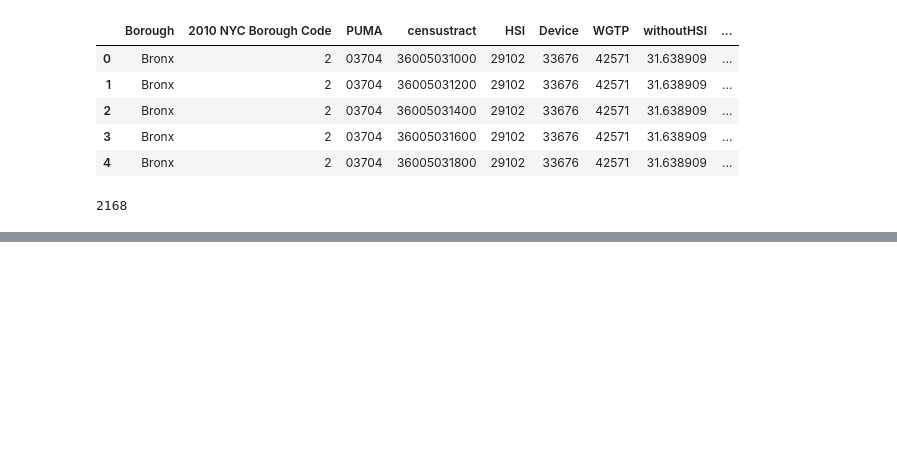
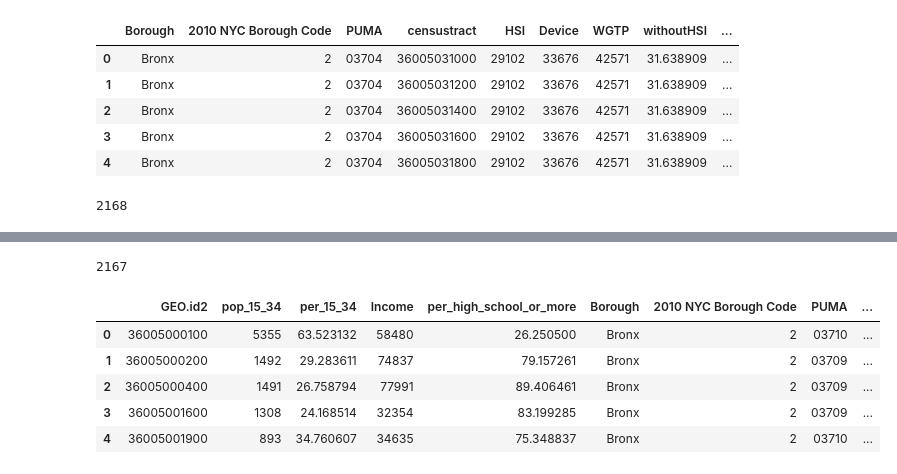
Before and after one commit to Sachinve/USI_SIP, a Jupyter notebook: Code/ACS_Demographics_data.ipynb, the cells around one changed output, grey strips where cells are left out. Saved outputs shown, nothing was run; the diff lists cells and outputs as text; code cells hidden in the pictures; blank space fills up the shorter version.

```diff
--- a/Code/ACS_Demographics_data.ipynb
+++ b/Code/ACS_Demographics_data.ipynb
@@ -541,0 +555,14 @@ len(pumcensus)
+# %%
+len(df_combined3)
+# %% [output]
+2167
+# %%
+df_combined3.rename(columns={'percentage(youth)': 'per_15_34', 'Median_Income':'Income', 'per_18_34_TOTAL':'per_high_school_or_more' }, inplace=True)
+df_combined3.head()
+# %% [output]
+|  | GEO.id2 | pop_15_34 | per_15_34 | Income | per_high_school_or_more | Borough | 2010 NYC Borough Code | PUMA | ... |
+| 0 | 36005000100 | 5355 | 63.523132 | 58480 | 26.250500 | Bronx | 2 | 03710 | ... |
+| 1 | 36005000200 | 1492 | 29.283611 | 74837 | 79.157261 | Bronx | 2 | 03709 | ... |
+| 2 | 36005000400 | 1491 | 26.758794 | 77991 | 89.406461 | Bronx | 2 | 03709 | ... |
+| 3 | 36005001600 | 1308 | 24.168514 | 32354 | 83.199285 | Bronx | 2 | 03709 | ... |
+| 4 | 36005001900 | 893 | 34.760607 | 34635 | 75.348837 | Bronx | 2 | 03710 | ... |
```
Also changed, not shown: parts of 6 cells of this notebook.
